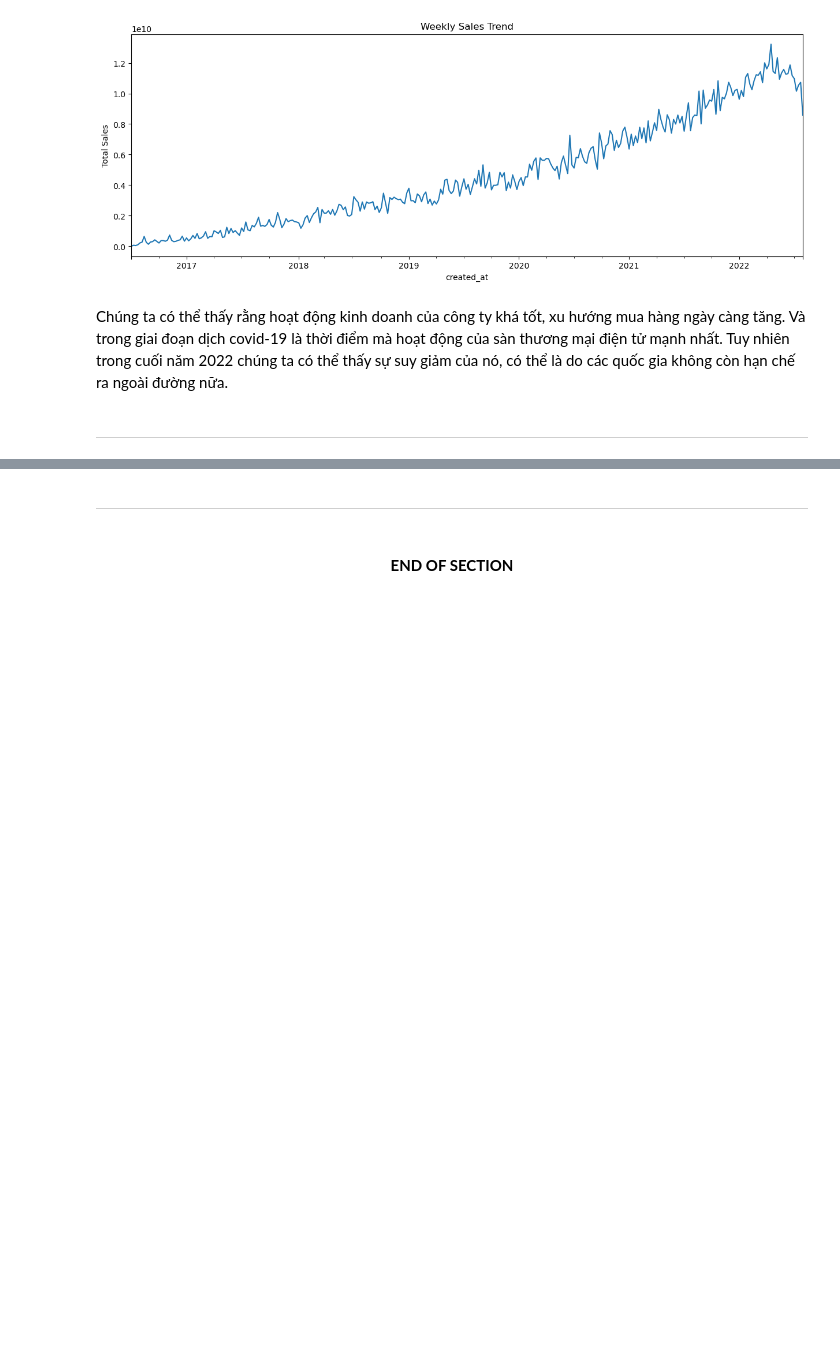
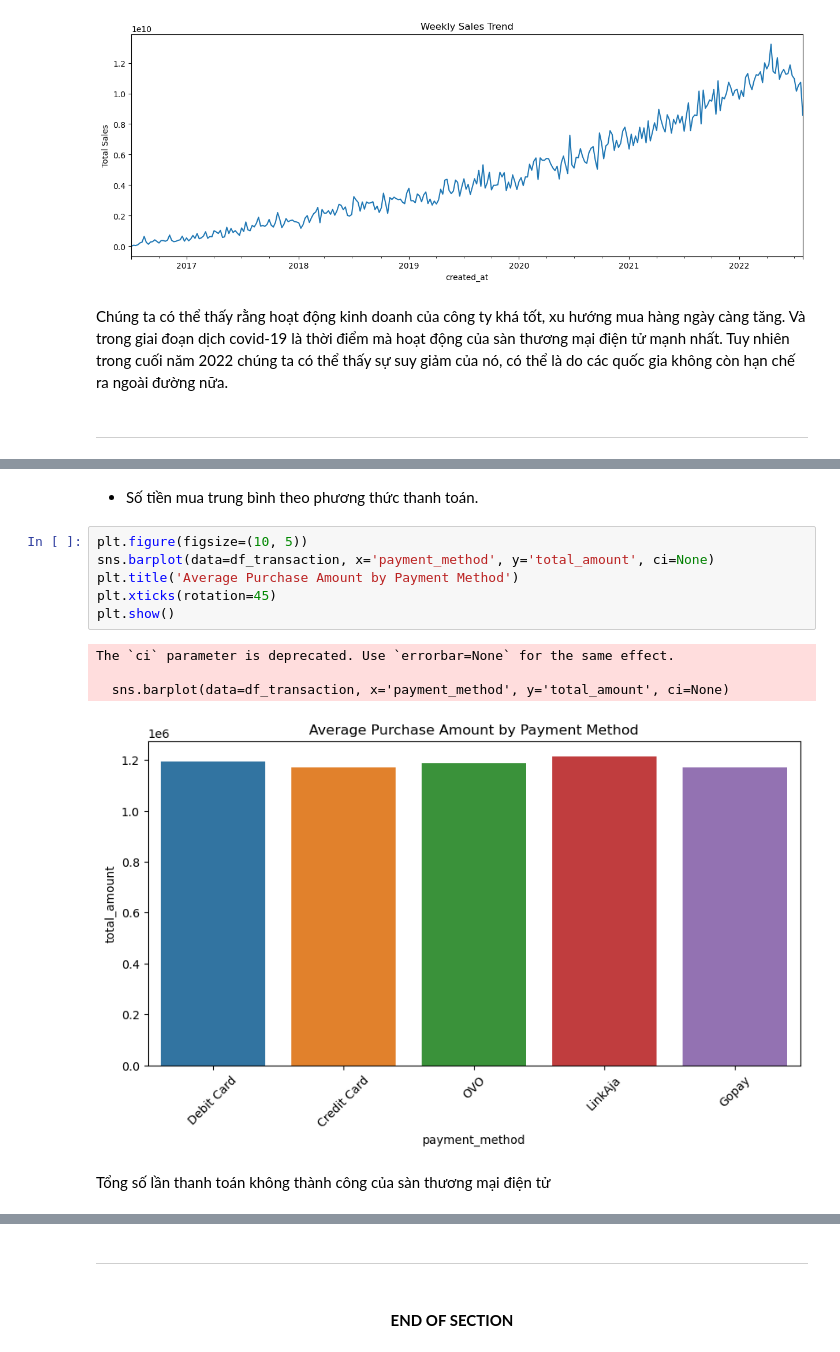
Before and after one commit to thanhanphan17/fashion-campus-dataset-analysis, a Jupyter notebook: [02]-Exploring-and-Preprocessing-Data.ipynb, the cells around one changed output, grey strips where cells are left out. Saved outputs shown, nothing was run; the diff lists cells and outputs as text; blank space fills up the shorter version.

```diff
--- a/[02]-Exploring-and-Preprocessing-Data.ipynb
+++ b/[02]-Exploring-and-Preprocessing-Data.ipynb
@@ -699,0 +750,15 @@ Chúng ta có thể thấy rằng hoạt động kinh doanh của công ty khá
+# %% [markdown]
+- Số tiền mua trung bình theo phương thức thanh toán.
+# %%
+plt.figure(figsize=(10, 5))
+sns.barplot(data=df_transaction, x='payment_method', y='total_amount', ci=None)
+plt.title('Average Purchase Amount by Payment Method')
+plt.xticks(rotation=45)
+plt.show()
+# %% [output]
+The `ci` parameter is deprecated. Use `errorbar=None` for the same effect.
+
+  sns.barplot(data=df_transaction, x='payment_method', y='total_amount', ci=None)
+[figure, added]
+# %% [markdown]
+Tổng số lần thanh toán không thành công của sàn thương mại điện tử
```
Also changed, not shown: parts of 13 cells of this notebook.
